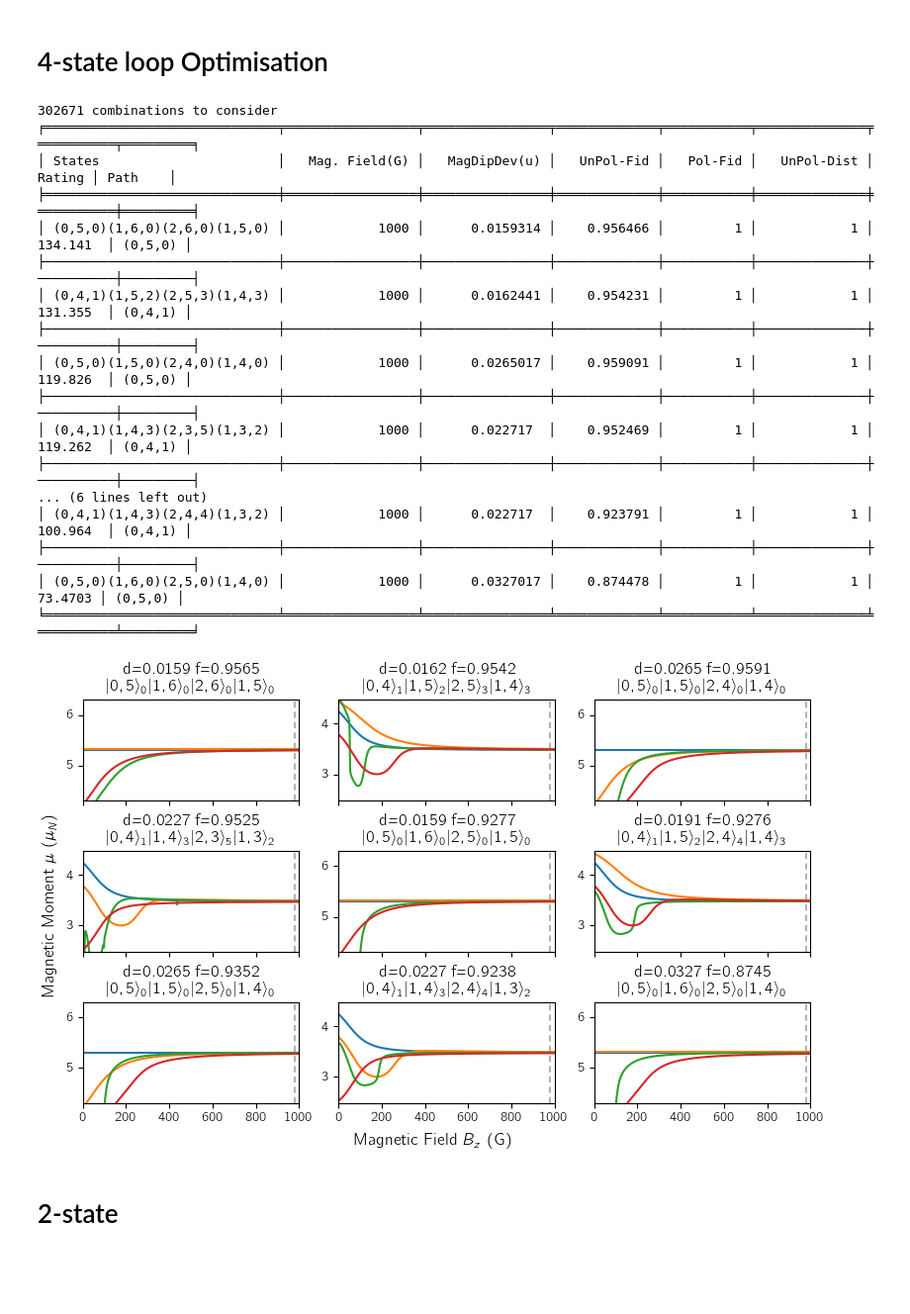
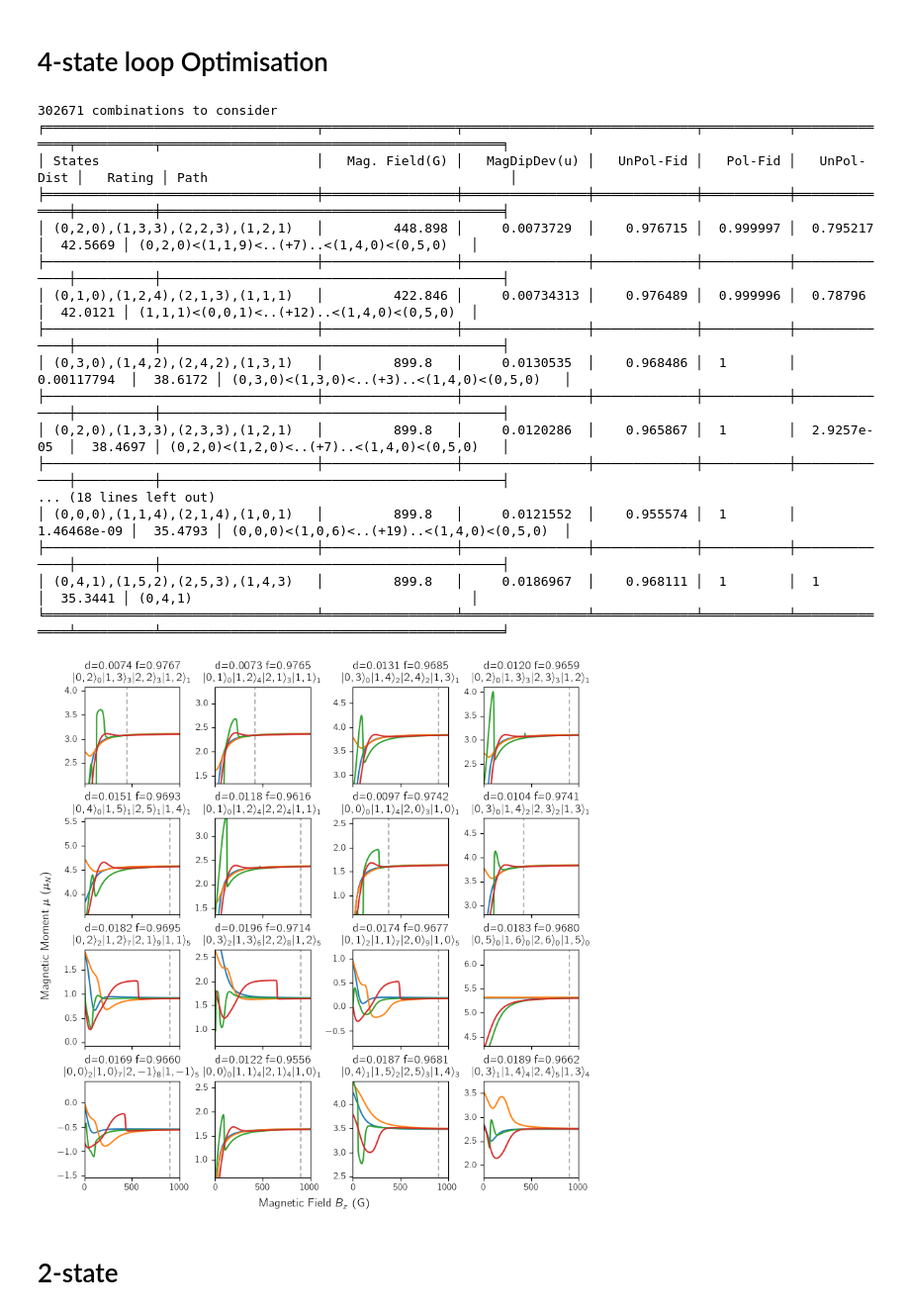
Before and after one commit to tomhepz/MolecularEnergyLevels, a Jupyter notebook: notebooks/optimiser.ipynb, the cells around one changed output. Shown at 99% size. Cells and saved outputs as stored; diff of their text form; code cells hidden in the pictures; blank space fills up the shorter version.

```diff
--- a/notebooks/optimiser.ipynb
+++ b/notebooks/optimiser.ipynb
@@ -361,7 +361,7 @@ for bi in range(B_STEPS):
 # %% [markdown]
 # Generic Optimisation Routine
 # %%
-def maximise_fid_dev(possibilities,loop=False,plot=True,required_crossing=None,max_bi=B_STEPS,table_len=9,ignore_small_deviation=False):
+def maximise_fid_dev(possibilities,loop=False,plot=True,required_crossing=None,max_bi=B_STEPS,table_len=9,ignore_small_deviation=False,rate_distance=True):
     print(len(possibilities), "combinations to consider")
     possibilities_indices = np.array([np.array([label_to_state_no(*label) for label in possibility]) for possibility in possibilities])
     n_waves = len(possibilities[0]) - 1 # NOTE: assumes paths are the same length
@@ -430,7 +430,9 @@ def maximise_fid_dev(possibilities,loop=False,plot=True,required_crossing=None,m
         fid_unpol = top_fidelities_unpol[i]
         fid_pol = top_fidelities_pol[i]
         dist_unpol = top_distance[i]
-        rating[i] = fidelity(fid_unpol,d=3)*fidelity(dist_unpol,d=4)*fidelity(fid_pol,d=6)*(dist_unpol>0.95)
+        rating[i] = fidelity(fid_unpol,d=3)*fidelity(fid_pol,d=6)
+        if rate_distance:
+            rating[i] *= fidelity(dist_unpol,d=4)*(dist_unpol>0.95)
         if ignore_small_deviation:
             rating[i] *= dev<0.001
         else:
@@ -469,19 +471,23 @@ def maximise_fid_dev(possibilities,loop=False,plot=True,required_crossing=None,m
         initial_label = LABELS[current_back]
         predecessor_list = predecessor_fidelity_5[ordered_B[i]] if this_distance_initial_5 else predecessor_fidelity_4[ordered_B[i]]
         path=f"({initial_label[0]},{initial_label[1]},{initial_label[2]})"
+        path = [initial_label]
         while current_back != start_index:
             current_back = predecessor_list[current_back]
-            label = LABELS[current_back]
-            path += f"({label[0]},{label[1]},{label[2]})"
-        states_string = ""
-        for label in state_labels:
-            states_string += f"({label[0]},{label[1]},{label[2]})"
-        data.append([states_string,this_magnetic_field/GAUSS,this_max_dev,this_fidelity_unpol,this_fidelity_pol,this_distance,this_rating,path])
+            path.append(LABELS[current_back])
+        if len(path) < 5:
+            path_string = "<".join([f"({label[0]},{label[1]},{label[2]})" for label in path])
+        else:
+            path_string = "<".join([f"({label[0]},{label[1]},{label[2]})" for label in path[:2]])
+            path_string += f"<..(+{len(path)-4})..<"
+            path_string += "<".join([f"({label[0]},{label[1]},{label[2]})" for label in path[len(path)-2:]])
+        states_string = ",".join([f"({label[0]},{label[1]},{label[2]})" for label in state_labels])
+        data.append([states_string,this_magnetic_field/GAUSS,this_max_dev,this_fidelity_unpol,this_fidelity_pol,this_distance,this_rating,path_string])
     print(tabulate(data, headers=headers,tablefmt="fancy_grid"))
 
     # Show magnetic moments plot
     if plot:
-        fig, axs = plt.subplots(3,3,figsize=(8,5),dpi=100,sharex=True,constrained_layout=True) #,sharey=True
+        fig, axs = plt.subplots(4,4,figsize=(8,8),dpi=100,sharex=True,constrained_layout=True) #,sharey=True
         i=0
         for axh in axs:
             for ax in axh:
@@ -584,26 +590,26 @@ for state_mf in state_mfs:
 
 states=np.array(states)
 # %%
-maximise_fid_dev(states,loop=True,table_len=9)
+maximise_fid_dev(states,loop=True,table_len=15,rate_distance=False,max_bi=int(B_STEPS*0.9))
 # %% [output]
 302671 combinations to consider
-╒══════════════════════════════╤═════════════════╤════════════════╤═════════════╤═══════════╤══════════════╤══════════╤═════════╕
-│ States                       │   Mag. Field(G) │   MagDipDev(u) │   UnPol-Fid │   Pol-Fid │   UnPol-Dist │   Rating │ Path    │
-╞══════════════════════════════╪═════════════════╪════════════════╪═════════════╪═══════════╪══════════════╪══════════╪═════════╡
-│ (0,5,0)(1,6,0)(2,6,0)(1,5,0) │            1000 │      0.0159314 │    0.956466 │         1 │            1 │ 134.141  │ (0,5,0) │
-├──────────────────────────────┼─────────────────┼────────────────┼─────────────┼───────────┼──────────────┼──────────┼─────────┤
-│ (0,4,1)(1,5,2)(2,5,3)(1,4,3) │            1000 │      0.0162441 │    0.954231 │         1 │            1 │ 131.355  │ (0,4,1) │
-├──────────────────────────────┼─────────────────┼────────────────┼─────────────┼───────────┼──────────────┼──────────┼─────────┤
-│ (0,5,0)(1,5,0)(2,4,0)(1,4,0) │            1000 │      0.0265017 │    0.959091 │         1 │            1 │ 119.826  │ (0,5,0) │
-├──────────────────────────────┼─────────────────┼────────────────┼─────────────┼───────────┼──────────────┼──────────┼─────────┤
-│ (0,4,1)(1,4,3)(2,3,5)(1,3,2) │            1000 │      0.022717  │    0.952469 │         1 │            1 │ 119.262  │ (0,4,1) │
-├──────────────────────────────┼─────────────────┼────────────────┼─────────────┼───────────┼──────────────┼──────────┼─────────┤
-... (6 lines left out)
-│ (0,4,1)(1,4,3)(2,4,4)(1,3,2) │            1000 │      0.022717  │    0.923791 │         1 │            1 │ 100.964  │ (0,4,1) │
-├──────────────────────────────┼─────────────────┼────────────────┼─────────────┼───────────┼──────────────┼──────────┼─────────┤
-│ (0,5,0)(1,6,0)(2,5,0)(1,4,0) │            1000 │      0.0327017 │    0.874478 │         1 │            1 │  73.4703 │ (0,5,0) │
-╘══════════════════════════════╧═════════════════╧════════════════╧═════════════╧═══════════╧══════════════╧══════════╧═════════╛
+╒═══════════════════════════════════╤═════════════════╤════════════════╤═════════════╤═══════════╤══════════════╤══════════╤════════════════════════════════════════════╕
+│ States                            │   Mag. Field(G) │   MagDipDev(u) │   UnPol-Fid │   Pol-Fid │   UnPol-Dist │   Rating │ Path                                       │
+╞═══════════════════════════════════╪═════════════════╪════════════════╪═════════════╪═══════════╪══════════════╪══════════╪════════════════════════════════════════════╡
+│ (0,2,0),(1,3,3),(2,2,3),(1,2,1)   │         448.898 │     0.0073729  │    0.976715 │  0.999997 │  0.795217    │  42.5669 │ (0,2,0)<(1,1,9)<..(+7)..<(1,4,0)<(0,5,0)   │
+├───────────────────────────────────┼─────────────────┼────────────────┼─────────────┼───────────┼──────────────┼──────────┼────────────────────────────────────────────┤
+│ (0,1,0),(1,2,4),(2,1,3),(1,1,1)   │         422.846 │     0.00734313 │    0.976489 │  0.999996 │  0.78796     │  42.0121 │ (1,1,1)<(0,0,1)<..(+12)..<(1,4,0)<(0,5,0)  │
+├───────────────────────────────────┼─────────────────┼────────────────┼─────────────┼───────────┼──────────────┼──────────┼────────────────────────────────────────────┤
+│ (0,3,0),(1,4,2),(2,4,2),(1,3,1)   │         899.8   │     0.0130535  │    0.968486 │  1        │  0.00117794  │  38.6172 │ (0,3,0)<(1,3,0)<..(+3)..<(1,4,0)<(0,5,0)   │
+├───────────────────────────────────┼─────────────────┼────────────────┼─────────────┼───────────┼──────────────┼──────────┼────────────────────────────────────────────┤
+│ (0,2,0),(1,3,3),(2,3,3),(1,2,1)   │         899.8   │     0.0120286  │    0.965867 │  1        │  2.9257e-05  │  38.4697 │ (0,2,0)<(1,2,0)<..(+7)..<(1,4,0)<(0,5,0)   │
+├───────────────────────────────────┼─────────────────┼────────────────┼─────────────┼───────────┼──────────────┼──────────┼────────────────────────────────────────────┤
+... (18 lines left out)
+│ (0,0,0),(1,1,4),(2,1,4),(1,0,1)   │         899.8   │     0.0121552  │    0.955574 │  1        │  1.46468e-09 │  35.4793 │ (0,0,0)<(1,0,6)<..(+19)..<(1,4,0)<(0,5,0)  │
+├───────────────────────────────────┼─────────────────┼────────────────┼─────────────┼───────────┼──────────────┼──────────┼────────────────────────────────────────────┤
+│ (0,4,1),(1,5,2),(2,5,3),(1,4,3)   │         899.8   │     0.0186967  │    0.968111 │  1        │  1           │  35.3441 │ (0,4,1)                                    │
+╘═══════════════════════════════════╧═════════════════╧════════════════╧═════════════╧═══════════╧══════════════╧══════════╧════════════════════════════════════════════╛
-[figure, old version]
+[figure, new version]
 # %% [markdown]
 # 2-state
 # %%
```
Also changed, not shown: parts of 2 cells of this notebook, 2 other files.
